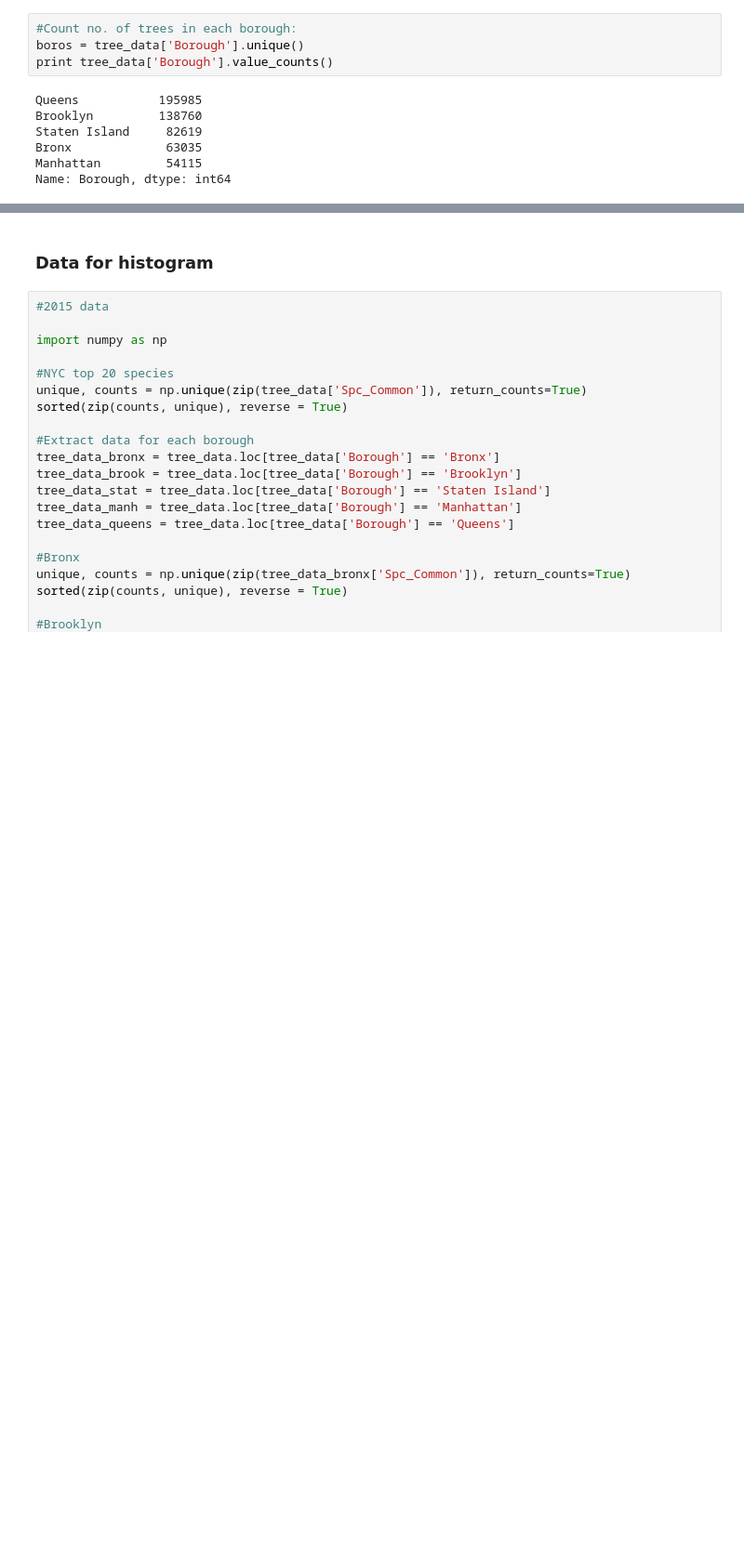
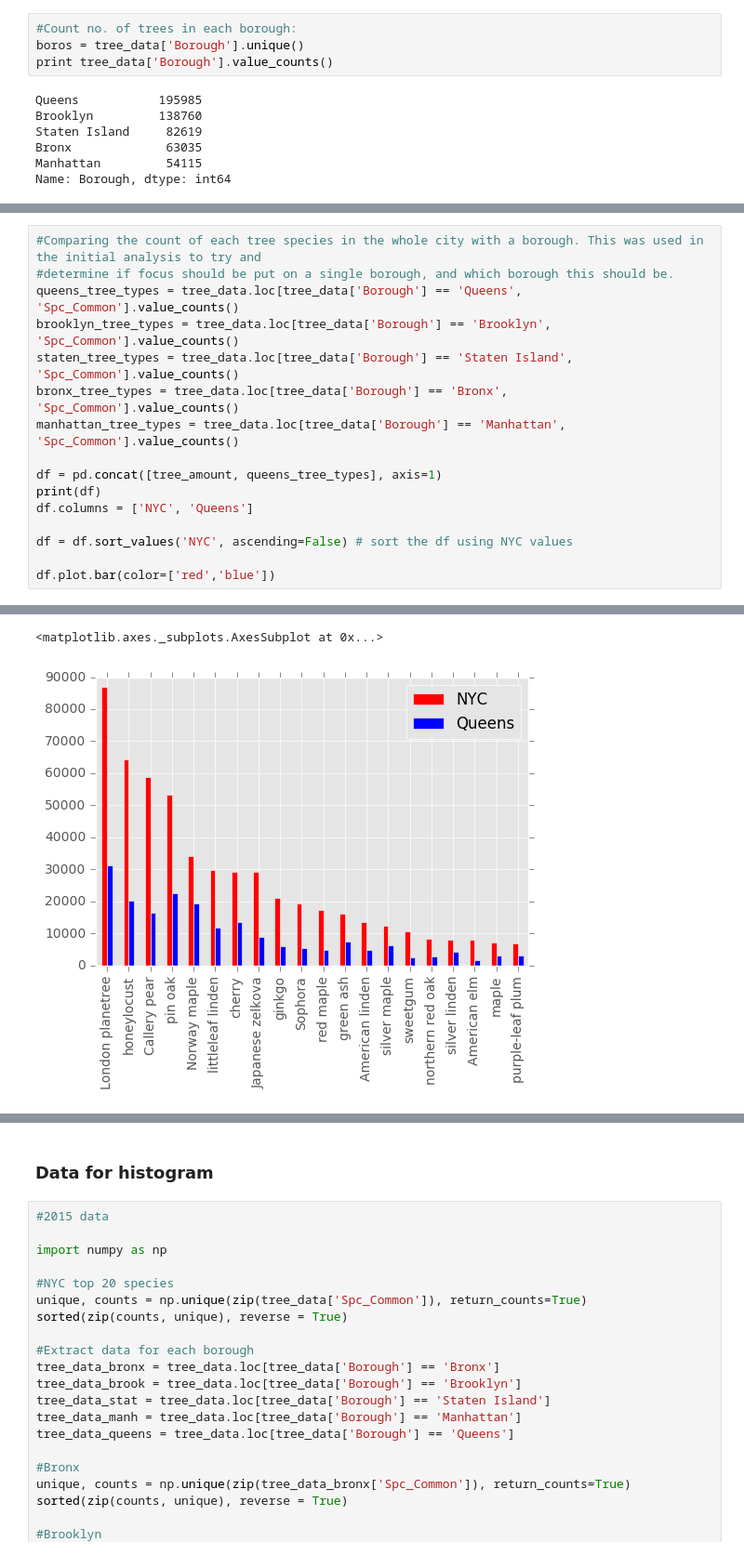
Before and after one commit to cecli/cecli.github.io, a Jupyter notebook: explainer_notebook.ipynb, the cells around one changed output, grey strips where cells are left out. Shown at 93% size. Saved outputs shown, nothing was run; the diff lists cells and outputs as text; blank space fills up the shorter version.

```diff
--- a/explainer_notebook.ipynb
+++ b/explainer_notebook.ipynb
@@ -180,0 +242,17 @@ Name: Borough, dtype: int64
+# %%
+#Comparing the count of each tree species in the whole city with a borough. This was used in the initial analysis to try and
+#determine if focus should be put on a single borough, and which borough this should be.
+queens_tree_types = tree_data.loc[tree_data['Borough'] == 'Queens', 'Spc_Common'].value_counts()
+brooklyn_tree_types = tree_data.loc[tree_data['Borough'] == 'Brooklyn', 'Spc_Common'].value_counts()
+staten_tree_types = tree_data.loc[tree_data['Borough'] == 'Staten Island', 'Spc_Common'].value_counts()
+bronx_tree_types = tree_data.loc[tree_data['Borough'] == 'Bronx', 'Spc_Common'].value_counts()
+manhattan_tree_types = tree_data.loc[tree_data['Borough'] == 'Manhattan', 'Spc_Common'].value_counts()
+
+df = pd.concat([tree_amount, queens_tree_types], axis=1)
+print(df)
+df.columns = ['NYC', 'Queens']
+
+df = df.sort_values('NYC', ascending=False) # sort the df using NYC values
+
+df.plot.bar(color=['red','blue'])
+# %% [output]
@@ -180,0 +276,2 @@ Name: Borough, dtype: int64
+<matplotlib.axes._subplots.AxesSubplot at 0x...>
+[figure, added]
```
Also changed, not shown: parts of 8 cells of this notebook.
